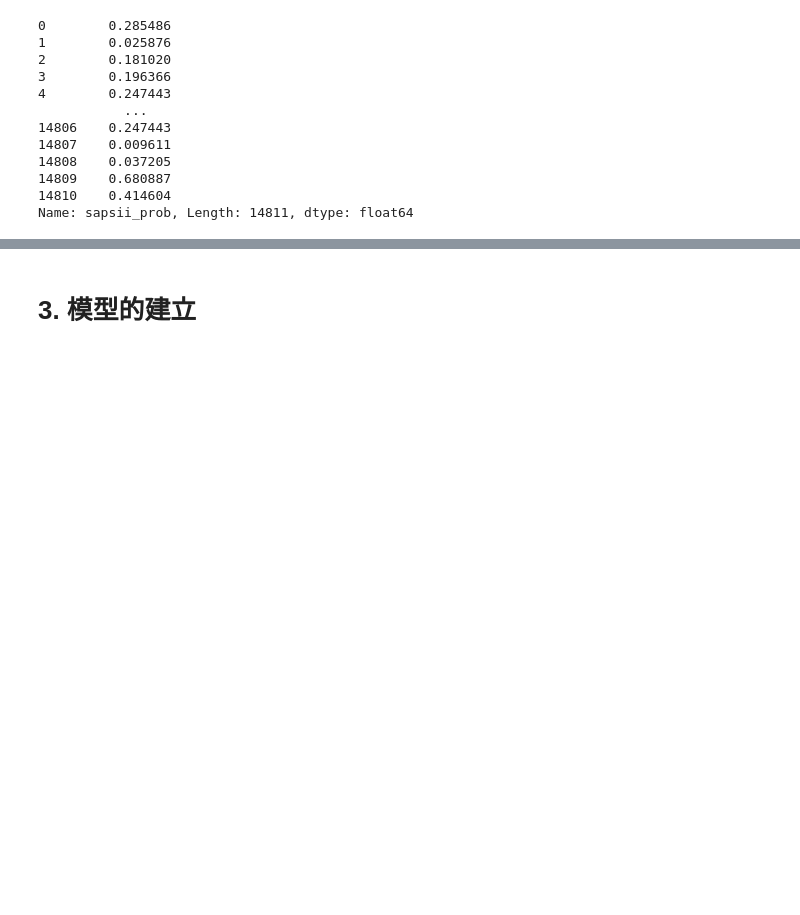
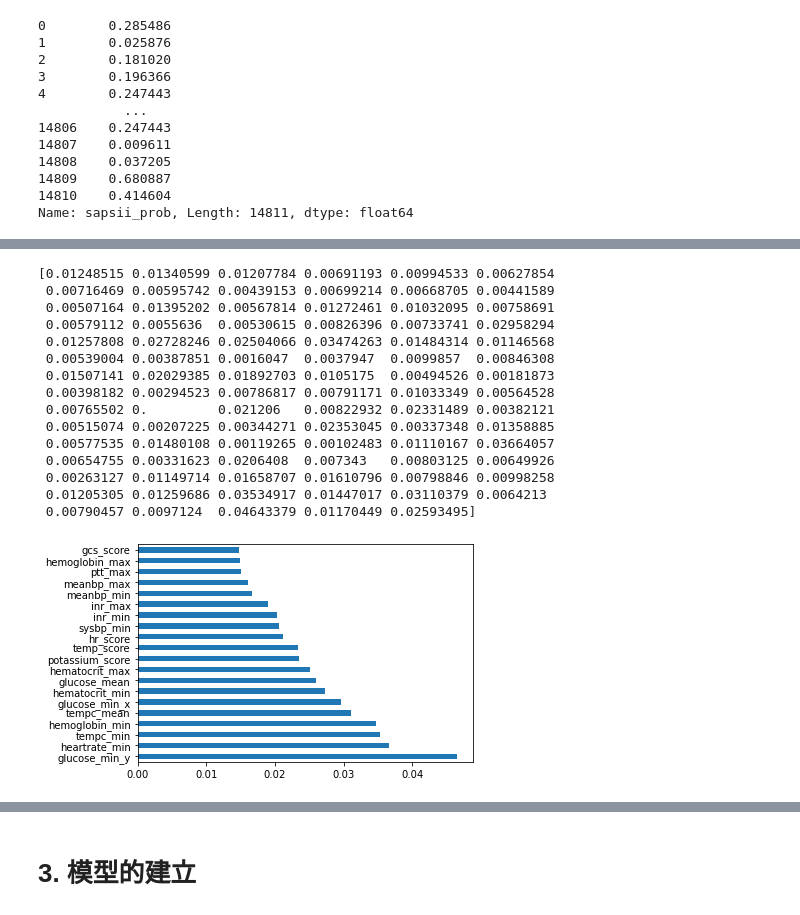
Before and after one commit to holiday01/mimic-iii-ntuh-tutorial, a Jupyter notebook: 預測模型.ipynb, the cells around one changed output, grey strips where cells are left out. Cells and saved outputs as stored; diff of their text form; code cells hidden in the pictures; blank space fills up the shorter version.

```diff
--- a/預測模型.ipynb
+++ b/預測模型.ipynb
@@ -42,0 +65,4 @@ All_num.head()
+# %%
+All_shape = All_num
+for n in All_num.columns[2:]:
+    All_shape = All_shape[-All_shape[n].isna()]
@@ -42,0 +73,4 @@ All_num.head()
+# %%
+print(All_shape.shape)
+All_shape = All_shape.drop("leavetime",axis=1)
+All_shape.head()
@@ -165,4 +200,0 @@ Name: LACTATE_min, Length: 6011, dtype: float64
-# %%
-All_shape = All_num
-for n in All_num.columns:
-    All_shape = All_shape[-All_shape[n].isna()]
@@ -190,0 +229,26 @@ imput_data.head()
+# %%
+from sklearn.ensemble import ExtraTreesClassifier
+import matplotlib.pyplot as plt
+model = ExtraTreesClassifier()
+model.fit(All_shape.drop(["mortality_90d"],axis=1),All_shape.mortality_90d)
+print(model.feature_importances_)
+feat_importances = pd.Series(model.feature_importances_, index=All_shape.drop(["mortality_90d"],axis=1).columns)
+feat_importances.nlargest(20).plot(kind='barh')
+plt.show()
+# %% [output]
+[0.01248515 0.01340599 0.01207784 0.00691193 0.00994533 0.00627854
+ 0.00716469 0.00595742 0.00439153 0.00699214 0.00668705 0.00441589
+ 0.00507164 0.01395202 0.00567814 0.01272461 0.01032095 0.00758691
+ 0.00579112 0.0055636  0.00530615 0.00826396 0.00733741 0.02958294
+ 0.01257808 0.02728246 0.02504066 0.03474263 0.01484314 0.01146568
+ 0.00539004 0.00387851 0.0016047  0.0037947  0.0099857  0.00846308
+ 0.01507141 0.02029385 0.01892703 0.0105175  0.00494526 0.00181873
+ 0.00398182 0.00294523 0.00786817 0.00791171 0.01033349 0.00564528
+ 0.00765502 0.         0.021206   0.00822932 0.02331489 0.00382121
+ 0.00515074 0.00207225 0.00344271 0.02353045 0.00337348 0.01358885
+ 0.00577535 0.01480108 0.00119265 0.00102483 0.01110167 0.03664057
+ 0.00654755 0.00331623 0.0206408  0.007343   0.00803125 0.00649926
+ 0.00263127 0.01149714 0.01658707 0.01610796 0.00798846 0.00998258
+ 0.01205305 0.01259686 0.03534917 0.01447017 0.03110379 0.0064213
+ 0.00790457 0.0097124  0.04643379 0.01170449 0.02593495]
+[figure, added]
```
Also changed, not shown: parts of 68 cells of this notebook, 3 other files.
